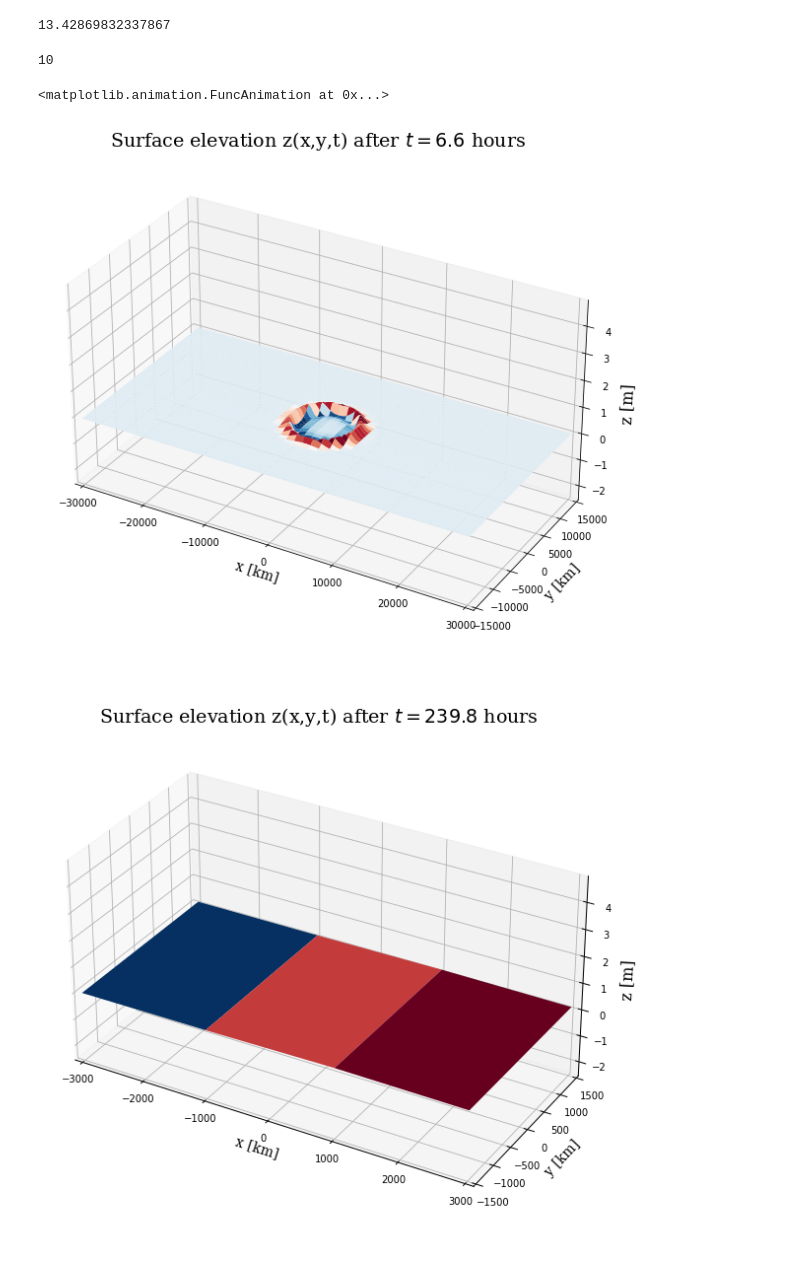
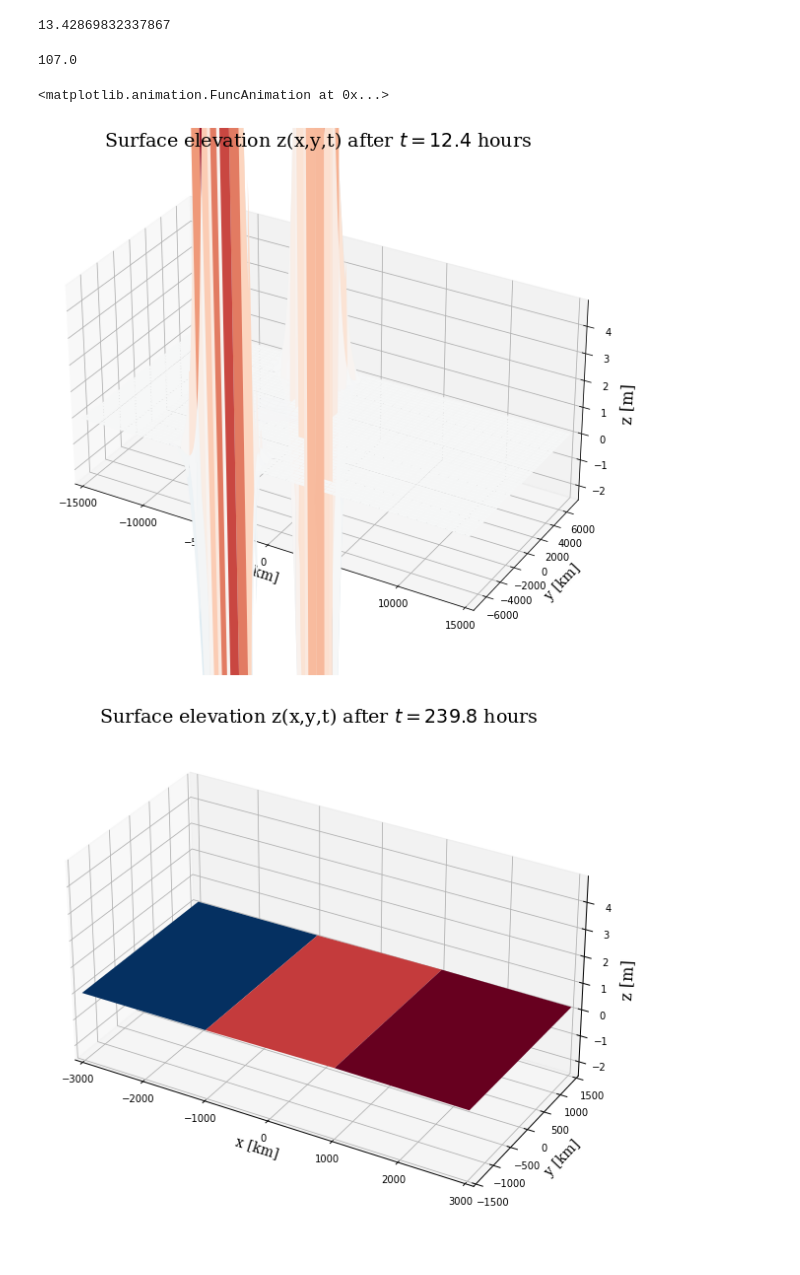
Before and after one commit to kazumasa-ueno/Shallow_Water, a Jupyter notebook: Kelvin-wave/plot.ipynb, the cells around one changed output. Cells and saved outputs as stored; diff of their text form; code cells hidden in the pictures.

```diff
--- a/Kelvin-wave/plot.ipynb
+++ b/Kelvin-wave/plot.ipynb
@@ -151,27 +152,27 @@ y, x = np.mgrid[:z[0].shape[0], :z[0].shape[1]]
 # %% [output]
 13.42869832337867
 # %%
-nt = 100
-n = int(512)
-ny = int(256)
+nt = 125
+n = int(512/2)
+ny = int(256/2)
 z = np.loadtxt("./output/z.txt")
 z = z.reshape(nt,ny,n)
 # z4 = np.loadtxt("./output/z4.txt")
 # z4 = z.reshape(nt,int(ny/8),int(n/8))
-x = np.linspace(-30000,30000,n)
-y = np.linspace(-15000,15000,ny)
+x = np.linspace(-15000,15000,n)
+y = np.linspace(-7500,7500,ny)
 x,y = np.meshgrid(x, y)
-# %%
-len(z)
-# %% [output]
-10
+# %%
+14024704/256/512
+# %% [output]
+107.0
 # %%
 # animation2D(x,y,u,v,z,720,"./fig/anim")
-eta_animation3D(x,y,z,240,"./fig/z")
+eta_animation3D(x,y,z,360,"./fig/z5")
 # animationX(x,z,720,"./fig/anim")
 # %% [output]
 <matplotlib.animation.FuncAnimation at 0x...>
-[figure, old version]
+[figure, new version]
 # %%
 nt = 1200
 for i in range(6):
```
Also changed, not shown: parts of 1 cell of this notebook, 5 other files.
